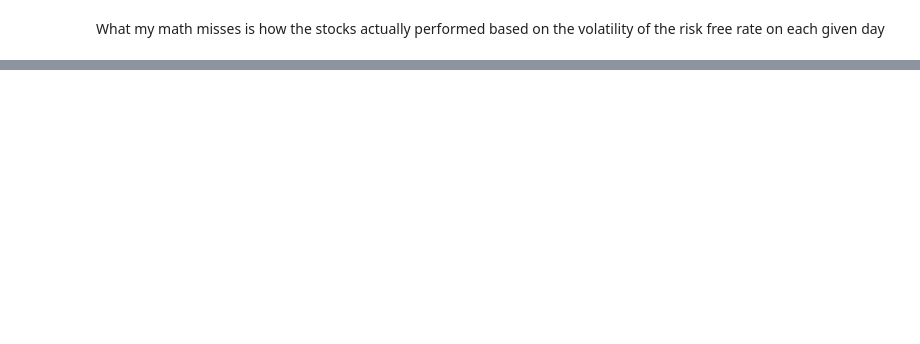
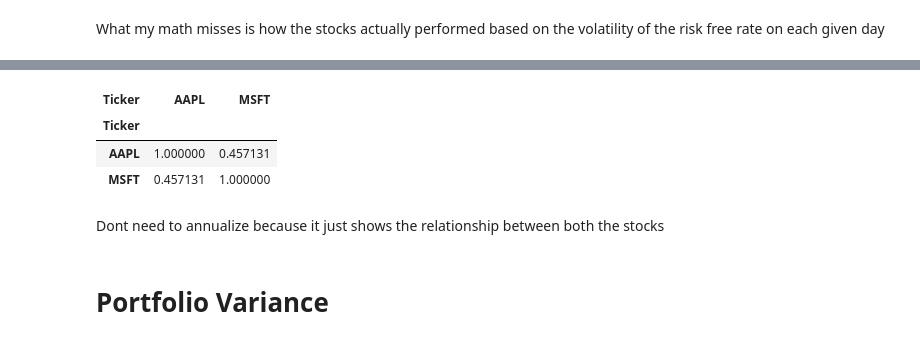
Before and after one commit to VinceLynch2002/portfolio-project, a Jupyter notebook: notebooks/practice/data.ipynb, the cells around one changed output, grey strips where cells are left out. Cells and saved outputs as stored; diff of their text form; code cells hidden in the pictures; blank space fills up the shorter version.

Commit message:
worked on covariance and correlation of stocks

```diff
--- a/notebooks/practice/data.ipynb
+++ b/notebooks/practice/data.ipynb
@@ -766,0 +875,17 @@ What my math misses is how the stocks actually performed based on the volatility
+# %%
+#now for the correlation
+#basically the same but use .corr()
+corr_matrix = risk_data_returns.corr()
+corr_matrix #the diagonal will be 1 because the numerator and denominator are both the same
+#the numerator is the variance of the stock and the denominator is the sd of the stock multipled by the sd of the stock (ie variance)
+
+#correlation betwen apple and microsoft is alright, nothing too correlated
+# %% [output]
+| Ticker | AAPL | MSFT |
+| Ticker |  |  |
+| AAPL | 1.000000 | 0.457131 |
+| MSFT | 0.457131 | 1.000000 |
+# %% [markdown]
+Dont need to annualize because it just shows the relationship between both the stocks
+# %% [markdown]
+# Portfolio Variance
```
Also changed, not shown: parts of 70 cells of this notebook.
